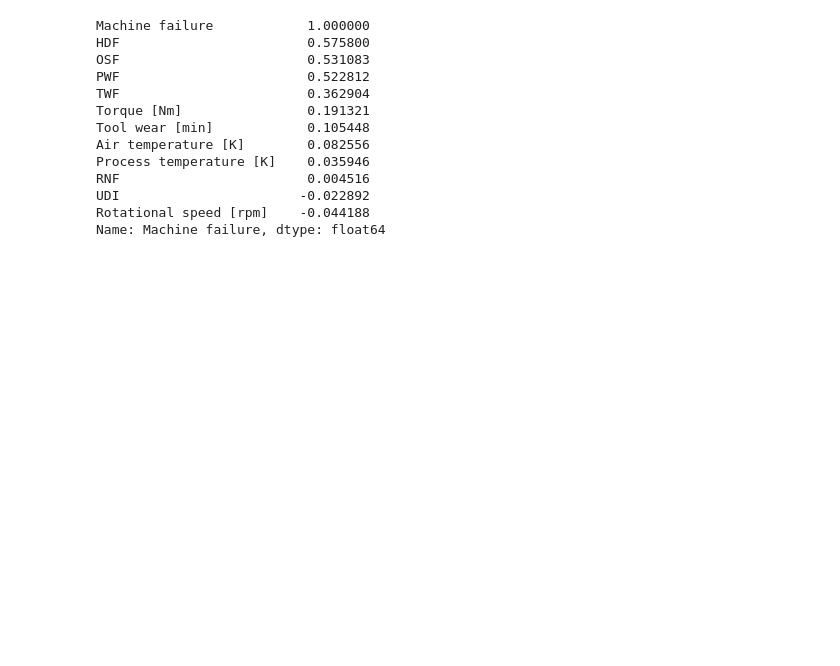
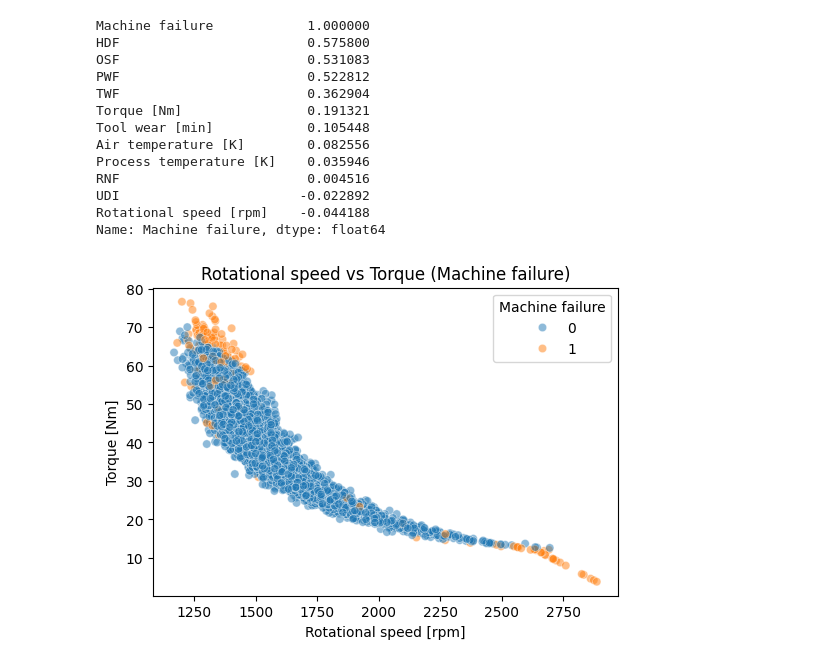
Before and after one commit to afonsornfonseca/Predictive-Maintenance, a Jupyter notebook: notebooks/milestone2.ipynb, the cells around one changed output. Saved outputs shown, nothing was run; the diff lists cells and outputs as text; code cells hidden in the pictures; blank space fills up the shorter version.

```diff
--- a/notebooks/milestone2.ipynb
+++ b/notebooks/milestone2.ipynb
@@ -272,3 +272,16 @@ RNF                        0.004516
 UDI                       -0.022892
 Rotational speed [rpm]    -0.044188
 Name: Machine failure, dtype: float64
+# %%
+plt.figure(figsize=(6,4))
+sns.scatterplot(
+    x='Rotational speed [rpm]',
+    y='Torque [Nm]',
+    hue='Machine failure',
+    data=df,
+    alpha=0.5
+)
+plt.title("Rotational speed vs Torque (Machine failure)")
+plt.show()
+# %% [output]
+[figure, added]
```
Also changed, not shown: parts of 2 cells of this notebook.
